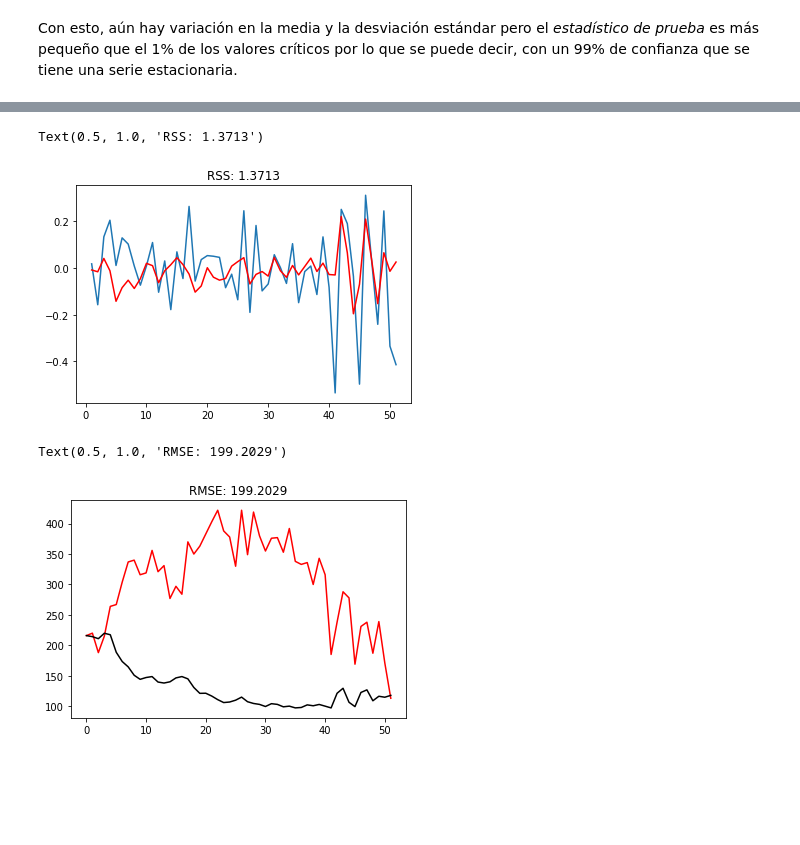
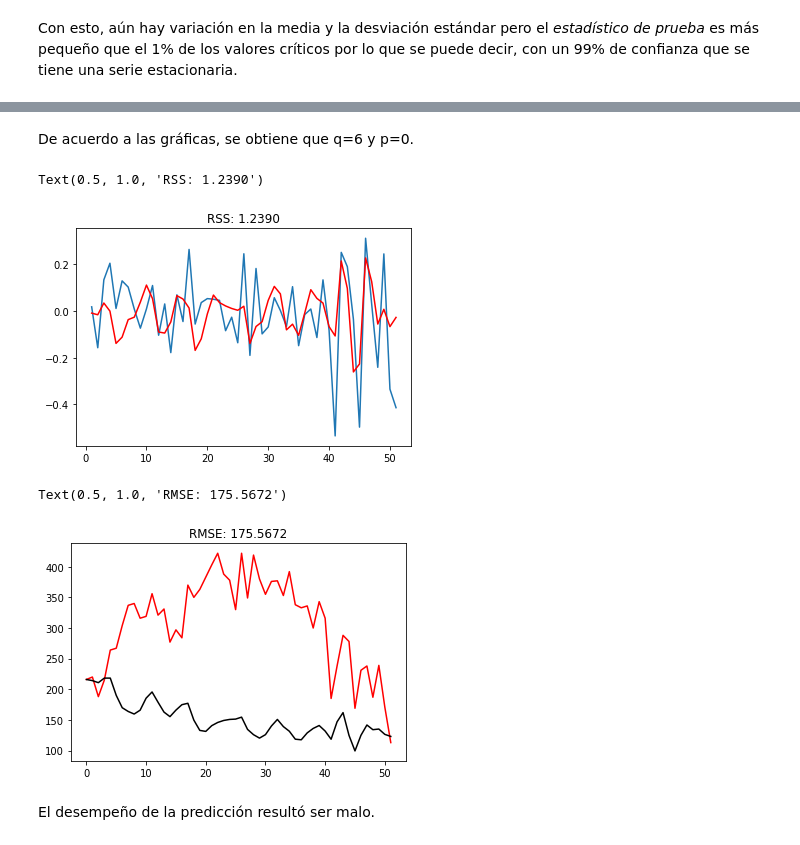
Before and after one commit to Saphira3000/Ciencia_de_Datos, a Jupyter notebook: p9.ipynb, the cells around one changed output, grey strips where cells are left out. Cells and saved outputs as stored; diff of their text form; code cells hidden in the pictures; blank space fills up the shorter version.

```diff
--- a/p9.ipynb
+++ b/p9.ipynb
@@ -65,7 +50,6 @@ La predicción de Holt (en verde) se aleja del resultado real. Intentar predecir
 
 ### Semanas
 # %%
-datos.cuantos = 1
 d = datos.fecha
 d.head()
 # %% [output]
@@ -209,13 +208,15 @@ Con esto, aún hay variación en la media y la desviación estándar pero el _es
+# %% [markdown]
+De acuerdo a las gráficas, se obtiene que q=6 y p=0.
 # %%
 from statsmodels.tsa.arima_model import ARIMA
-model = ARIMA(ts_log, order=(2, 1, 2))
+model = ARIMA(ts_log, order=(0, 1, 6))
 results_ARIMA = model.fit(disp=-1)
 plt.plot(ts_log_diff)
 plt.plot(results_ARIMA.fittedvalues, color='red')
 plt.title('RSS: %.4f'% sum((results_ARIMA.fittedvalues-ts_log_diff)**2))
 # %% [output]
-Text(0.5, 1.0, 'RSS: 1.3713')
+Text(0.5, 1.0, 'RSS: 1.2390')
-[figure, old version]
+[figure, new version]
 # %%
 predictions_ARIMA_diff = pd.Series(results_ARIMA.fittedvalues, copy=True)
 predictions_ARIMA_diff_cumsum = predictions_ARIMA_diff.cumsum()
@@ -228,5 +229,7 @@ plt.plot(a.valor, 'r')
 plt.plot(predictions_ARIMA, 'k')
 plt.title('RMSE: %.4f'% np.sqrt(sum((predictions_ARIMA-a.valor)**2)/len(a.valor)))
 # %% [output]
-Text(0.5, 1.0, 'RMSE: 199.2029')
+Text(0.5, 1.0, 'RMSE: 175.5672')
-[figure, old version]
+[figure, new version]
+# %% [markdown]
+El desempeño de la predicción resultó ser malo.
```
Also changed, not shown: parts of 5 cells of this notebook.
